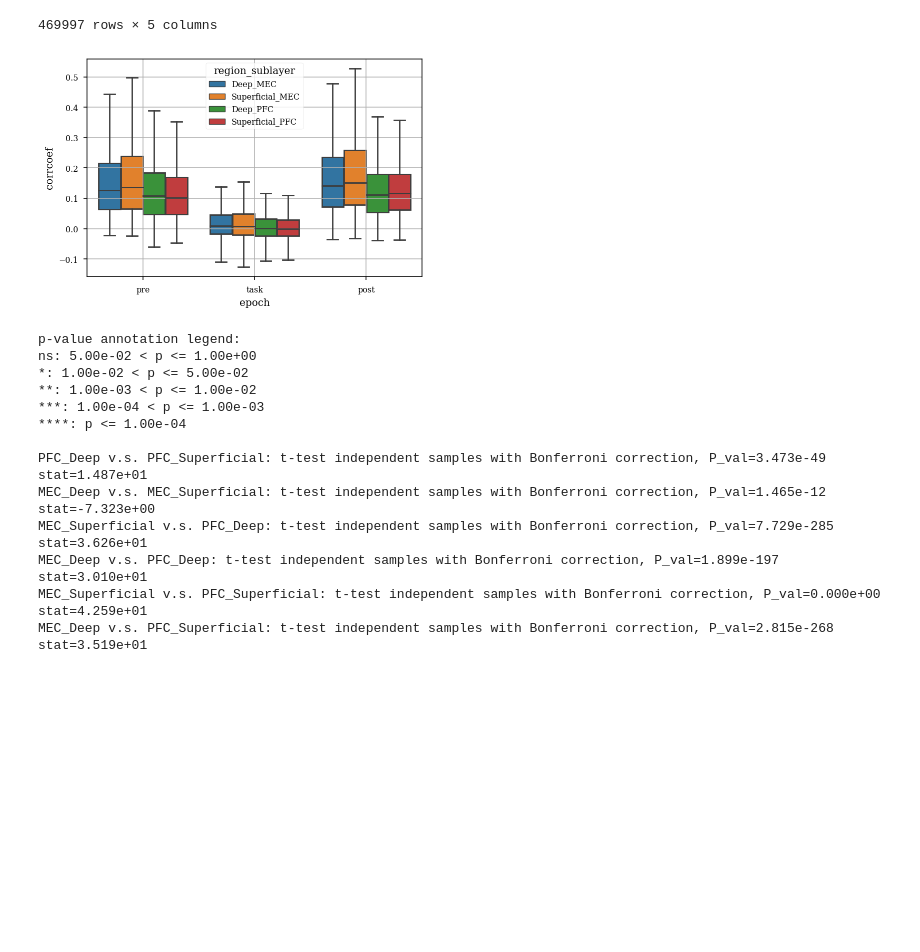
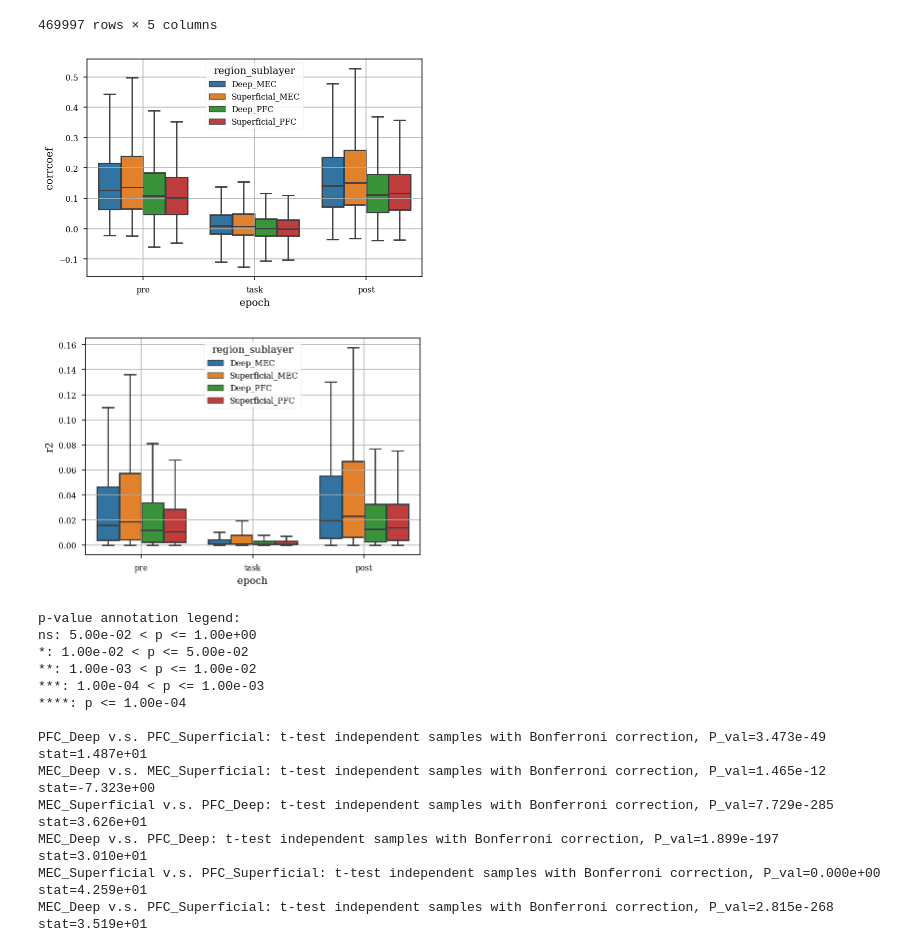
Before and after one commit to ryanharvey1/ripple_heterogeneity, a Jupyter notebook: scripts/readout/co_firing.ipynb, the cells around one changed output. Cells and saved outputs as stored; diff of their text form; code cells hidden in the pictures; blank space fills up the shorter version.

```diff
--- a/scripts/readout/co_firing.ipynb
+++ b/scripts/readout/co_firing.ipynb
@@ -43,7 +43,7 @@ The mpl_toolkits.axes_grid module was deprecated in Matplotlib 2.1 and will be r
 # load data
 # %%
 save_path = (
-    r"Z:\home\ryanh\projects\ripple_heterogeneity\readout_explained_var_ripples_extend_50ms_w_pairwise_corr"
+    r"Z:\home\ryanh\projects\ripple_heterogeneity\readout_explained_var_ripples_extend_50ms_w_pairwise_corr_w_uid"
 )
 
 ev_df, pairwise_corr_df = readout_explained_var.load_results(save_path)
@@ -75,9 +76,16 @@ pairwise_corr_df["region_sublayer"] = pairwise_corr_df["sublayer"] + "_" + pairw
 # %%
 sns.boxplot(x="epoch", y="corrcoef",hue="region_sublayer", data=pairwise_corr_df, showfliers=False)
 # sns.stripplot(x="epoch", y="corrcoef",hue="region_sublayer", data=pairwise_corr_df,dodge=True,color='k',alpha=.2)
 plt.grid()
+plt.show()
+
+sns.boxplot(x="epoch", y="r2",hue="region_sublayer", data=pairwise_corr_df, showfliers=False)
+# sns.stripplot(x="epoch", y="corrcoef",hue="region_sublayer", data=pairwise_corr_df,dodge=True,color='k',alpha=.2)
+plt.grid()
+plt.show()
 # %% [output]
 [figure]
+[figure, added]
 # %%
 for basepath in pairwise_corr_df.basepath.unique():
     session_idx = pairwise_corr_df.basepath == basepath
```
Also changed, not shown: parts of 9 cells of this notebook, 2 other files.
